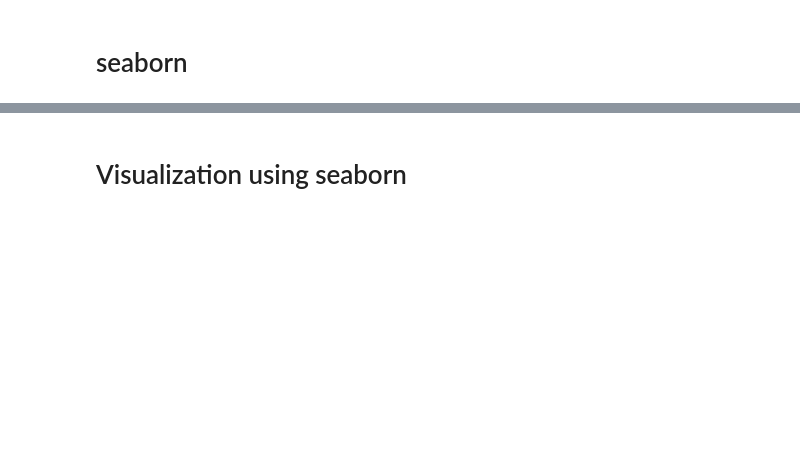
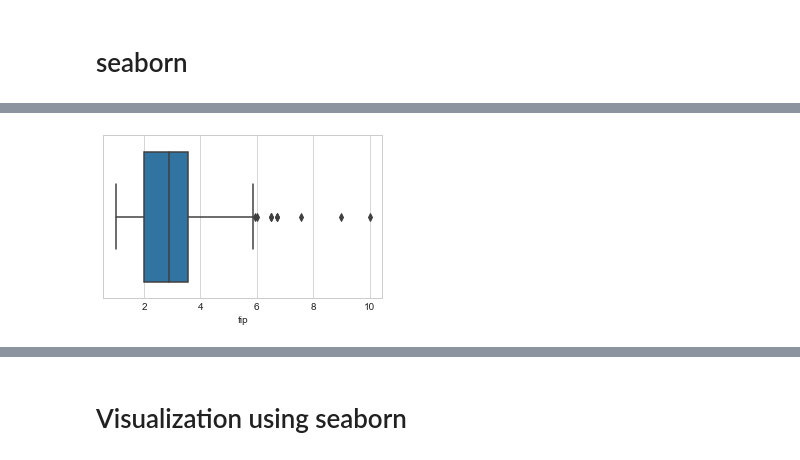
Before and after one commit to sportslove09/MgtDatabase2018, a Jupyter notebook: 데이터 분석2/서울시 범죄현황 분석_student.ipynb, the cells around one changed output, grey strips where cells are left out. Saved outputs shown, nothing was run; the diff lists cells and outputs as text; code cells hidden in the pictures; blank space fills up the shorter version.

```diff
--- a/데이터 분석2/서울시 범죄현황 분석_student.ipynb
+++ b/데이터 분석2/서울시 범죄현황 분석_student.ipynb
@@ -548,10 +607,12 @@ tips.tail(5)
 # %%
 # 데이터 시각화
 sns.set_style("whitegrid")
 
-plt.figure(figsize=(8,6))
-sns.boxplot(x=tips["total_bill"]) # 1차원 박스 플롯
+plt.figure(figsize=(5,3))
+sns.boxplot(x=tips["tip"]) # 1차원 박스 플롯
 plt.show()
+# %% [output]
+[figure, added]
 # %%
 plt.figure(figsize=(8,6))
 sns.boxplot(x="day", y="total_bill", data=tips) # 2차원 박스 플롯
```
Also changed, not shown: parts of 42 cells of this notebook.
